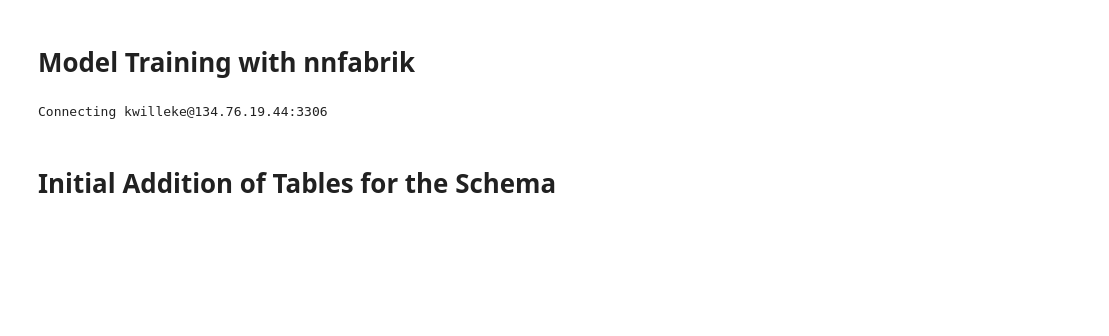
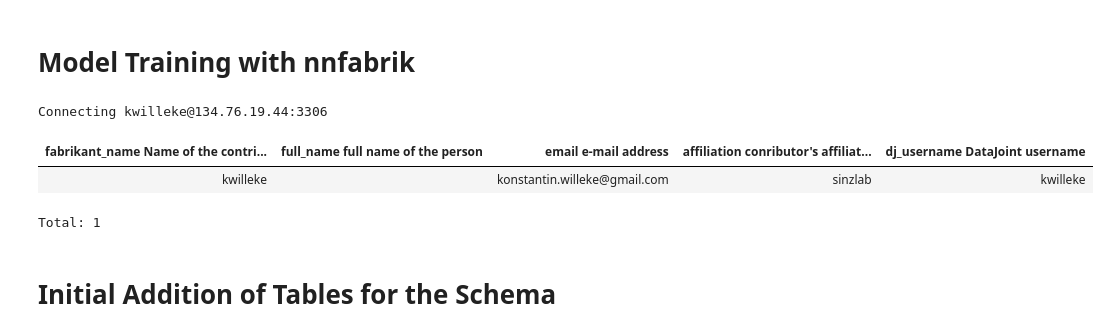
Before and after one commit to sinzlab/sensorium, a Jupyter notebook: notebooks/nnfabrik_model_training.ipynb, the cells around one changed output. Saved outputs shown, nothing was run; the diff lists cells and outputs as text; code cells hidden in the pictures; blank space fills up the shorter version.

```diff
--- a/notebooks/nnfabrik_model_training.ipynb
+++ b/notebooks/nnfabrik_model_training.ipynb
@@ -21,6 +21,12 @@ dj.config['nnfabrik.schema_name'] = "nnfabrik_neural_prediction_challenge"
 from cascade.schemas.nnfabrik import Fabrikant, Model, Dataset, Trainer, Seed, TrainedModel
 # %% [output]
 Connecting kwilleke@134.76.19.44:3306
+# %%
+Fabrikant()
+# %% [output]
+| fabrikant_name Name of the contri... | full_name full name of the person | email e-mail address | affiliation conributor's affiliat... | dj_username DataJoint username |
+| kwilleke |  | konstantin.willeke@gmail.com | sinzlab | kwilleke |
+Total: 1
 # %% [markdown]
 # Initial Addition of Tables for the Schema
 # %%
```
Also changed, not shown: parts of 3 cells of this notebook.
